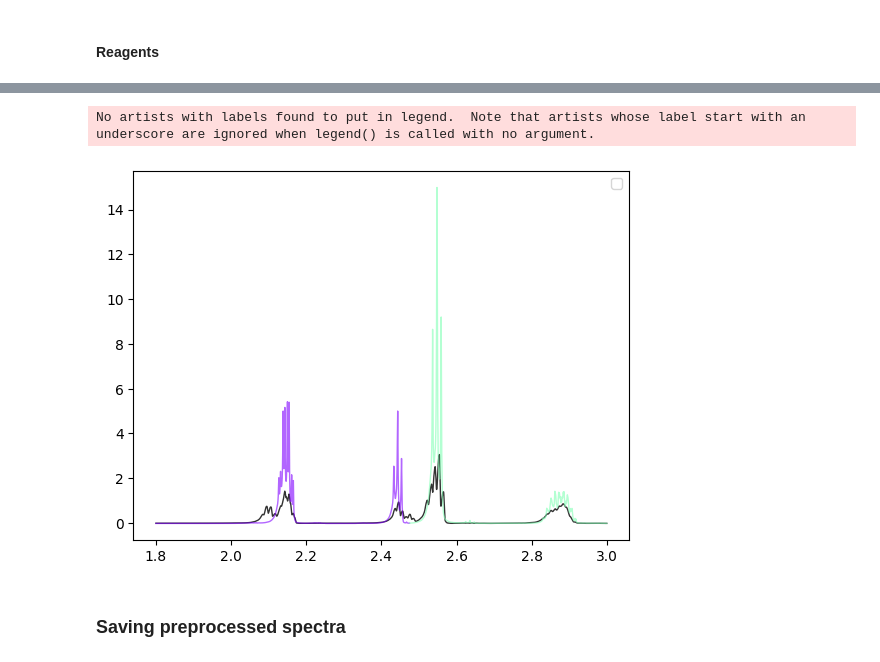
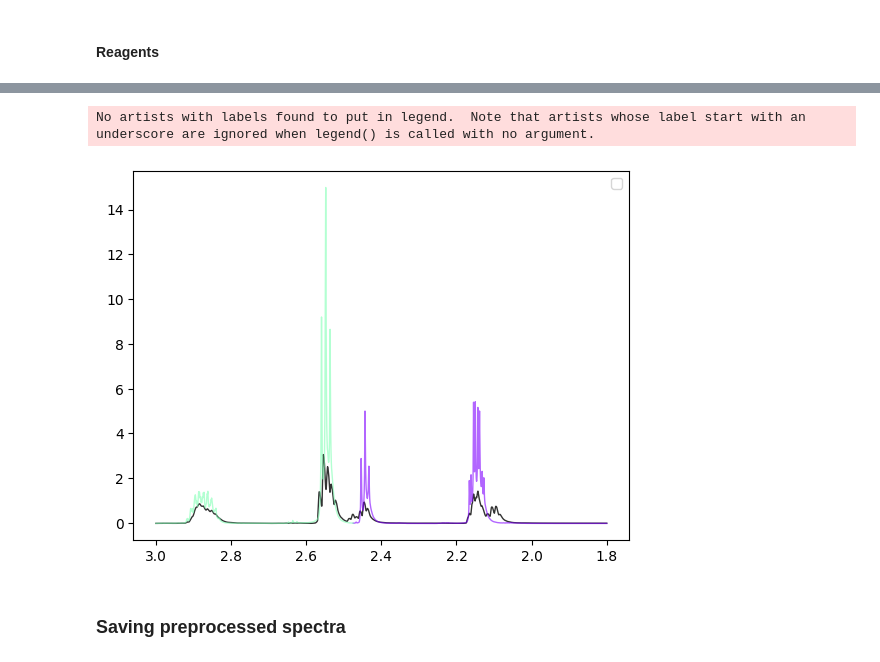
Before and after one commit to BDomzal/magnetstein_x_chemical_reactions, a Jupyter notebook: notebooks/preprocessing/PMG_247_preprocessing.ipynb, the cells around one changed output, grey strips where cells are left out. Drawn from its saved outputs; the diff is of its cells as text; code cells hidden in the pictures.

```diff
--- a/notebooks/preprocessing/PMG_247_preprocessing.ipynb
+++ b/notebooks/preprocessing/PMG_247_preprocessing.ipynb
@@ -67,15 +69,16 @@ substrat1 = reagent_cut_to_region[reagent_cut_to_region[0].apply(lambda x: x>=2.
 # %%
 ppm = substrat0.iloc[:,0]
 ints = substrat0.iloc[:,1]
 sp0_sp = NMRSpectrum(confs = list(zip(ppm, ints)))
 ppm = substrat1.iloc[:,0]
 ints = substrat1.iloc[:,1]
 sp1_sp = NMRSpectrum(confs = list(zip(ppm, ints)))
 mix1 = load_spectrum(mixture_time_data_cut_to_region, 1)
+plt.gca().invert_xaxis()
 NMRSpectrum.plot_all([mix1, sp0_sp, sp1_sp], profile=True)
 # %% [output]
 No artists with labels found to put in legend.  Note that artists whose label start with an underscore are ignored when legend() is called with no argument.
-[figure, old version]
+[figure, new version]
 # %% [markdown]
 ### Saving preprocessed spectra
 # %%
```
Also changed, not shown: parts of 2 cells of this notebook, 1 other file.
